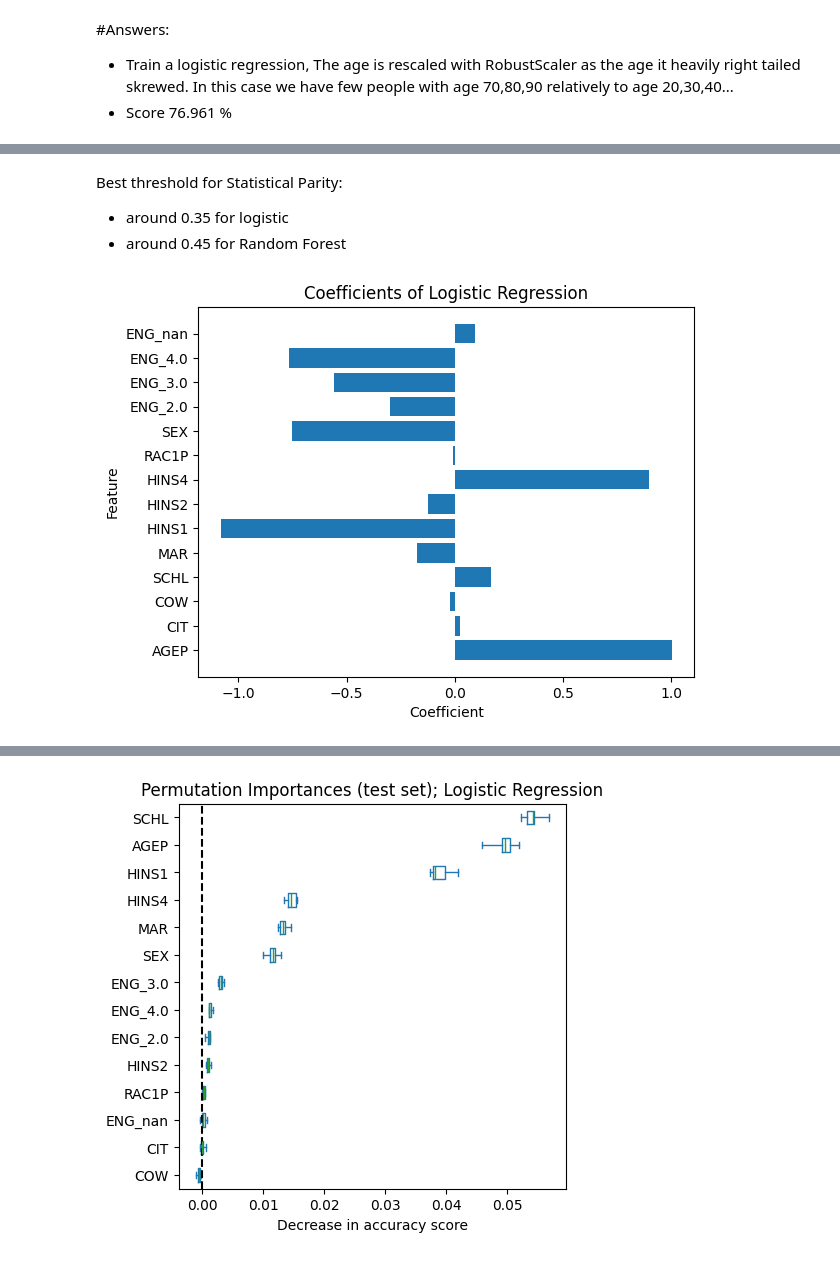
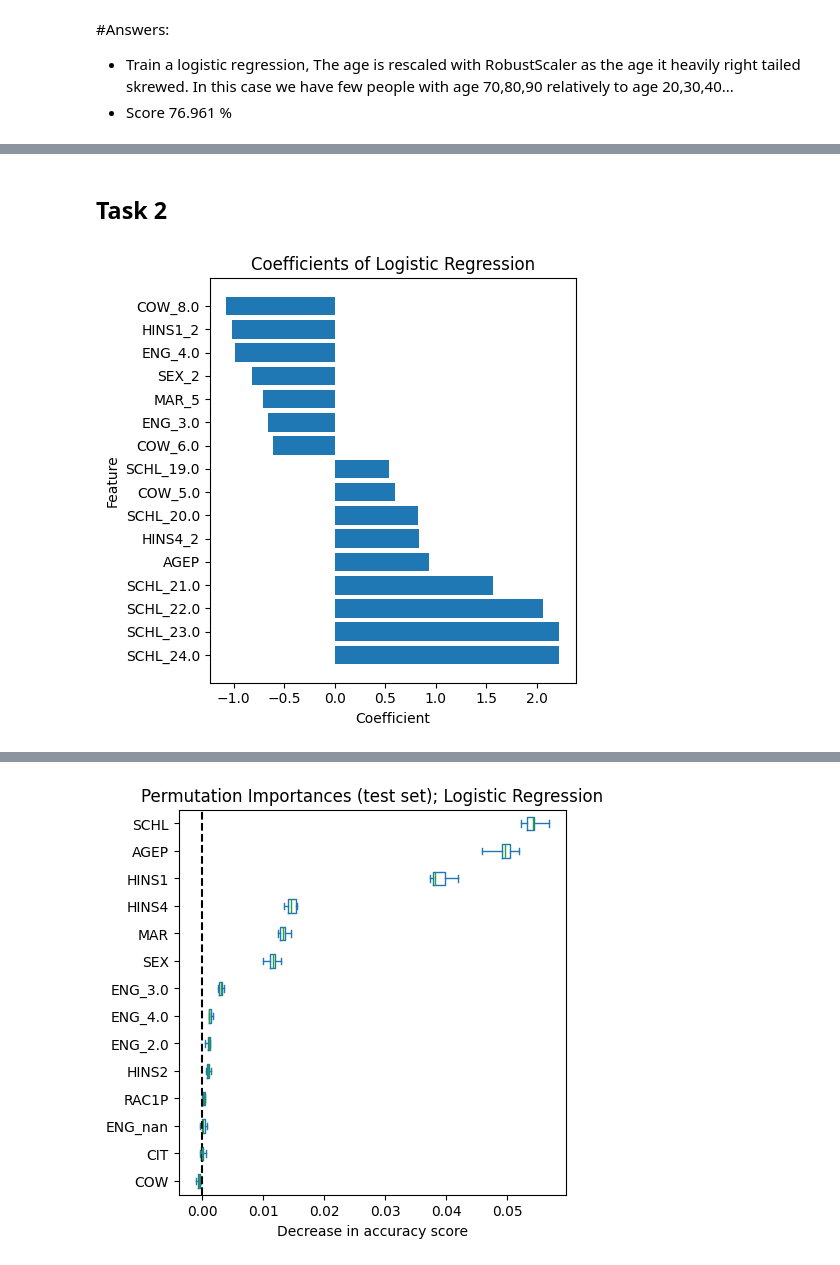
Before and after one commit to PHILIPWins/Algorithmic_Fairness, a Jupyter notebook: Assignment1/afae24-assignment-01-oleg - Philip.ipynb, the cells around one changed output, grey strips where cells are left out. Saved outputs shown, nothing was run; the diff lists cells and outputs as text; code cells hidden in the pictures.

```diff
--- a/Assignment1/afae24-assignment-01-oleg - Philip.ipynb
+++ b/Assignment1/afae24-assignment-01-oleg - Philip.ipynb
@@ -47,12 +47,14 @@ def data_processing(data, features, target_name:str, threshold: int = 35000):
     df = df[features + ["target", target_name]] ##we want to keep df before one_hot encoding to make Bias Analysis
     df_processed = df[features].copy()
     cols = [ "HINS1", "HINS2", "HINS4", "CIT", "COW", "SCHL", "MAR", "SEX", "RAC1P"]
-    # df_processed = pd.get_dummies(df_processed, prefix=None, prefix_sep='_', dummy_na=False, columns=cols, drop_first=True)
+    df_processed = pd.get_dummies(df_processed, prefix=None, prefix_sep='_', dummy_na=False, columns=cols, drop_first=True)
     df_processed = pd.get_dummies(df_processed, prefix=None, prefix_sep='_', dummy_na=True, columns=["ENG"], drop_first=True)
     return df_processed, df, target, sex
 
 data, data_original, target, group = data_processing(acs_data, feature_names, target_name)
 
+data_forest = pd.get_dummies(data_original[feature_names], prefix=None, prefix_sep='_', dummy_na=True, columns=["ENG"], drop_first=True)
+
 X_train, X_test, y_train, y_test, group_train, group_test = train_test_split(
     data, target, group, test_size=0.2, random_state=0)
 # %%
@@ -448,14 +458,14 @@ plt.show()
-# %% [markdown]
-Best threshold for Statistical Parity:
-- around 0.35 for logistic
-- around 0.45 for Random Forest
+# %% [markdown]
+## Task 2
 # %%
-coefficients = LogR.coef_
-
-plt.barh(X_train.columns, coefficients[0])
+coefficients = pd.DataFrame(LogR.coef_.reshape(55,1), index=X_train.columns, columns=["Coefficient"]).sort_values(by="Coefficient", ascending=False)
+important_coefficients = coefficients[np.abs(coefficients["Coefficient"]) > 0.5]
+fig, ax = plt.subplots(1,1, figsize=(5,5))
+plt.barh(important_coefficients.index, important_coefficients["Coefficient"])
 plt.title("Coefficients of Logistic Regression")
 plt.xlabel("Coefficient")
 plt.ylabel("Feature")
+plt.tight_layout()
 plt.show()
 # %% [output]
-[figure, old version]
+[figure, new version]
```
Also changed, not shown: parts of 32 cells of this notebook.
